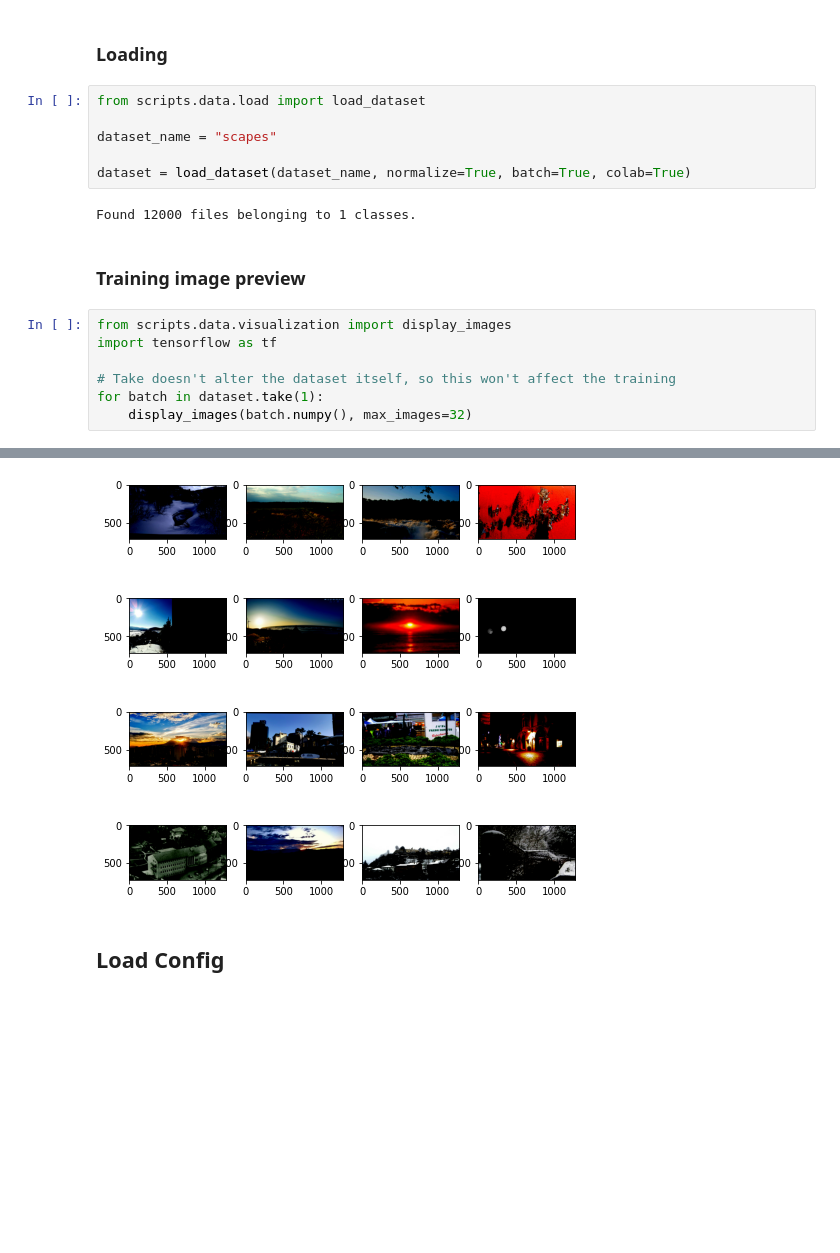
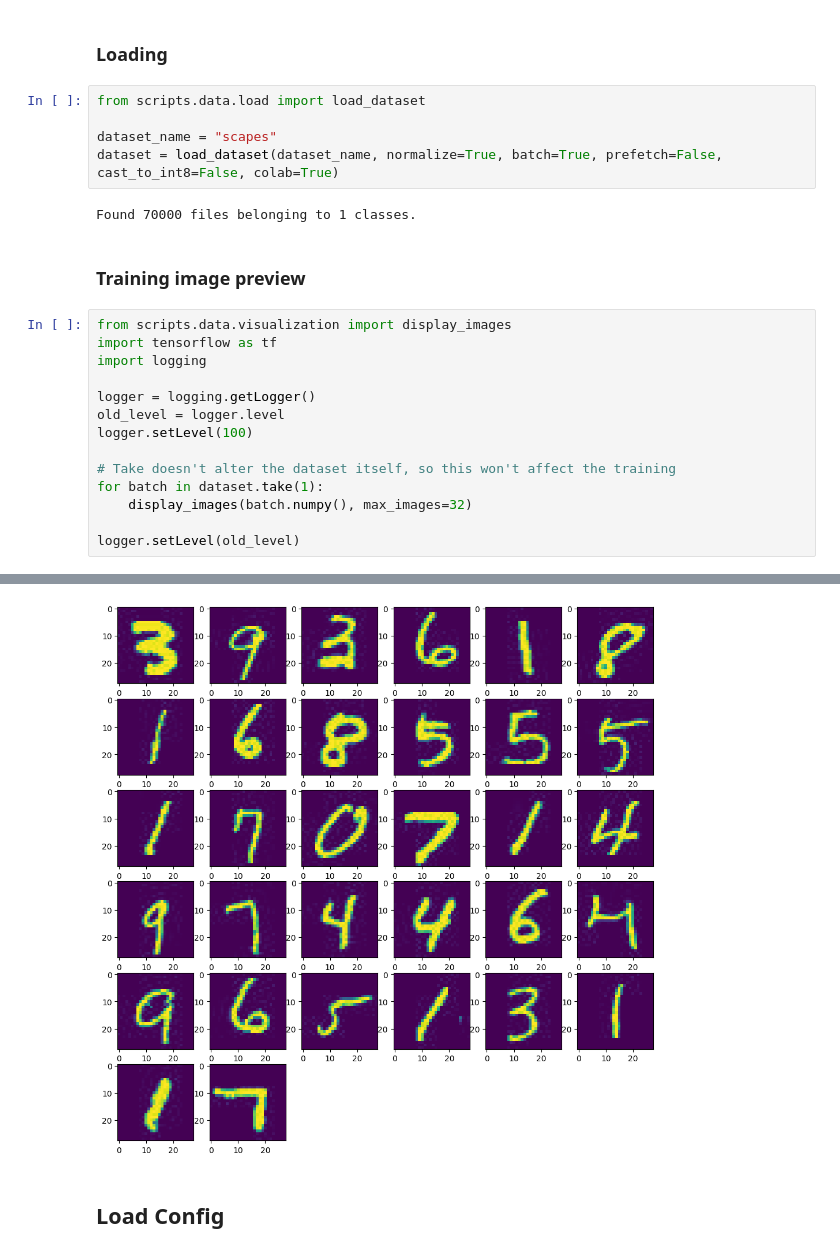
Before and after one commit to Capstone-Fall-22/art-generator, a Jupyter notebook: experiments/DCGAN_experimentation.ipynb, the cells around one changed output, grey strips where cells are left out. Cells and saved outputs as stored; diff of their text form; blank space fills up the shorter version.

```diff
--- a/experiments/DCGAN_experimentation.ipynb
+++ b/experiments/DCGAN_experimentation.ipynb
@@ -9,17 +57,23 @@
 from scripts.data.load import load_dataset
 
 dataset_name = "scapes"
-
-dataset = load_dataset(dataset_name, normalize=True, batch=True, colab=True)
+dataset = load_dataset(dataset_name, normalize=True, batch=True, prefetch=False, cast_to_int8=False, colab=True)
 # %% [output]
-Found 12000 files belonging to 1 classes.
+Found 70000 files belonging to 1 classes.
 # %% [markdown]
 ### Training image preview
 # %%
 from scripts.data.visualization import display_images
 import tensorflow as tf
+import logging
+
+logger = logging.getLogger()
+old_level = logger.level
+logger.setLevel(100)
 
 # Take doesn't alter the dataset itself, so this won't affect the training
 for batch in dataset.take(1):
     display_images(batch.numpy(), max_images=32)
+
+logger.setLevel(old_level)
 # %% [output]
@@ -42,4 +80,4 @@ WARNING:matplotlib.image:Clipping input data to the valid range for imshow with
-[figure, old version]
+[figure, new version]
 # %% [markdown]
 ## Load Config
 # %%
```
Also changed, not shown: parts of 16 cells of this notebook, 4 other files.
